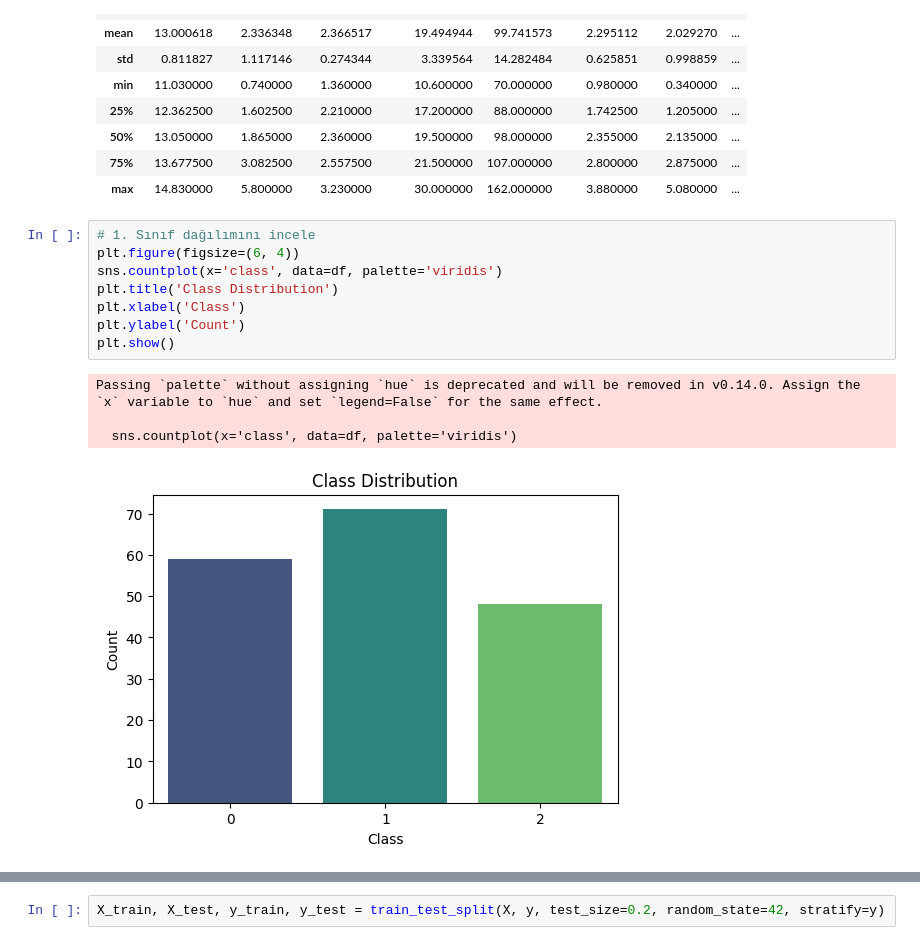
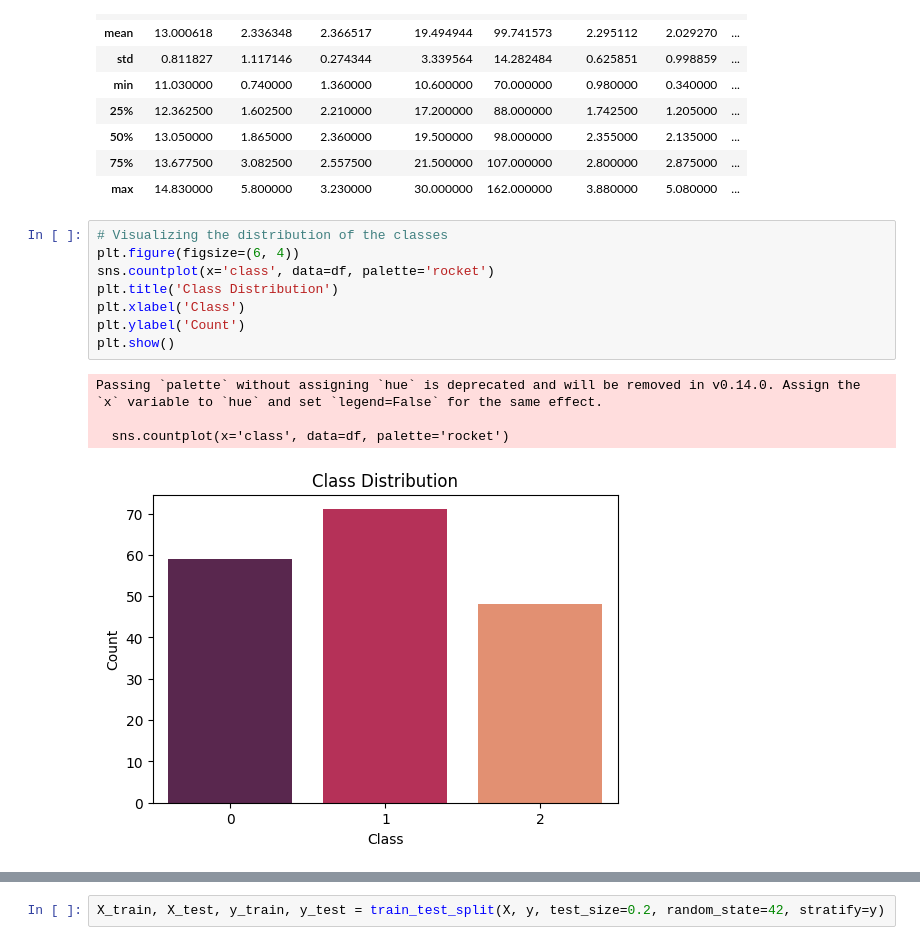
Before and after one commit to csm34/Wine-ML-Algorithms, a Jupyter notebook: wine.ipynb, the cells around one changed output, grey strips where cells are left out. Drawn from its saved outputs; the diff is of its cells as text.

```diff
--- a/wine.ipynb
+++ b/wine.ipynb
@@ -98,16 +98,16 @@ df.describe()
 | 75% | 13.677500 | 3.082500 | 2.557500 | 21.500000 | 107.000000 | 2.800000 | 2.875000 | ... |
 | max | 14.830000 | 5.800000 | 3.230000 | 30.000000 | 162.000000 | 3.880000 | 5.080000 | ... |
 # %%
-# 1. Sınıf dağılımını incele
+# Visualizing the distribution of the classes
 plt.figure(figsize=(6, 4))
-sns.countplot(x='class', data=df, palette='viridis')
+sns.countplot(x='class', data=df, palette='rocket')
 plt.title('Class Distribution')
 plt.xlabel('Class')
 plt.ylabel('Count')
 plt.show()
 # %% [output]
 Passing `palette` without assigning `hue` is deprecated and will be removed in v0.14.0. Assign the `x` variable to `hue` and set `legend=False` for the same effect.
 
-  sns.countplot(x='class', data=df, palette='viridis')
+  sns.countplot(x='class', data=df, palette='rocket')
-[figure, old version]
+[figure, new version]
 # %%
```
Also changed, not shown: parts of 22 cells of this notebook.
